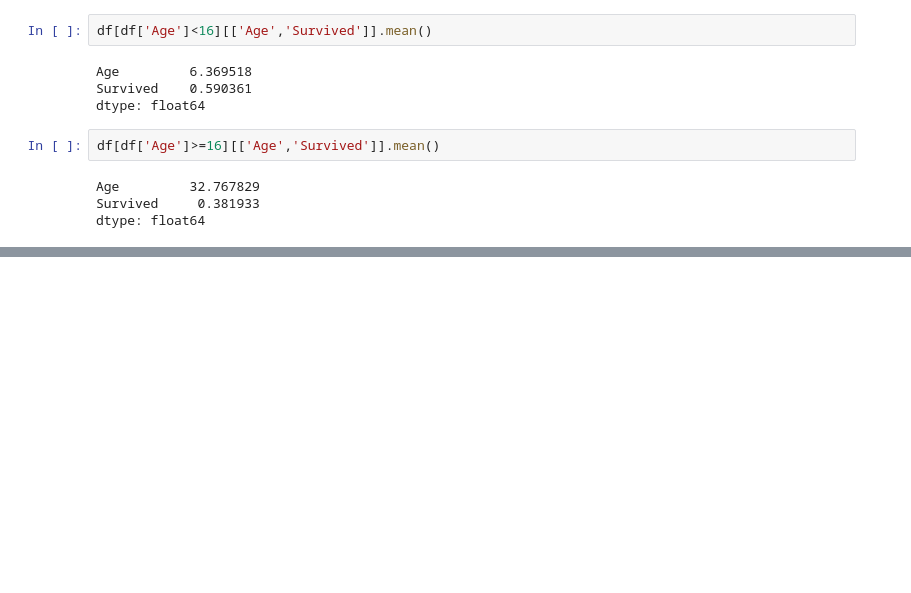
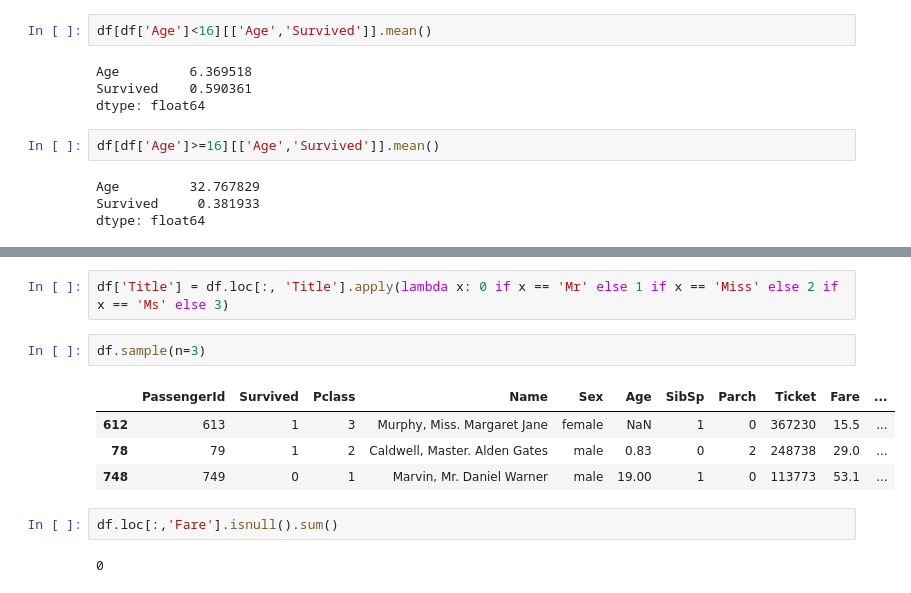
Before and after one commit to TommyCpp/KagglePlayground, a Jupyter notebook: Titanic/preprocess.ipynb, the cells around one changed output, grey strips where cells are left out. Cells and saved outputs as stored; diff of their text form; blank space fills up the shorter version.

```diff
--- a/Titanic/preprocess.ipynb
+++ b/Titanic/preprocess.ipynb
@@ -135,0 +153,13 @@ dtype: float64
+# %%
+df['Title'] = df.loc[:, 'Title'].apply(lambda x: 0 if x == 'Mr' else 1 if x == 'Miss' else 2 if x == 'Ms' else 3)
+# %%
+df.sample(n=3)
+# %% [output]
+|  | PassengerId | Survived | Pclass | Name | Sex | Age | SibSp | Parch | Ticket | Fare | ... |
+| 612 | 613 | 1 | 3 | Murphy, Miss. Margaret Jane | female | NaN | 1 | 0 | 367230 | 15.5 | ... |
+| 78 | 79 | 1 | 2 | Caldwell, Master. Alden Gates | male | 0.83 | 0 | 2 | 248738 | 29.0 | ... |
+| 748 | 749 | 0 | 1 | Marvin, Mr. Daniel Warner | male | 19.00 | 1 | 0 | 113773 | 53.1 | ... |
+# %%
+df.loc[:,'Fare'].isnull().sum()
+# %% [output]
+0
```
Also changed, not shown: parts of 11 cells of this notebook, 7 other files.
